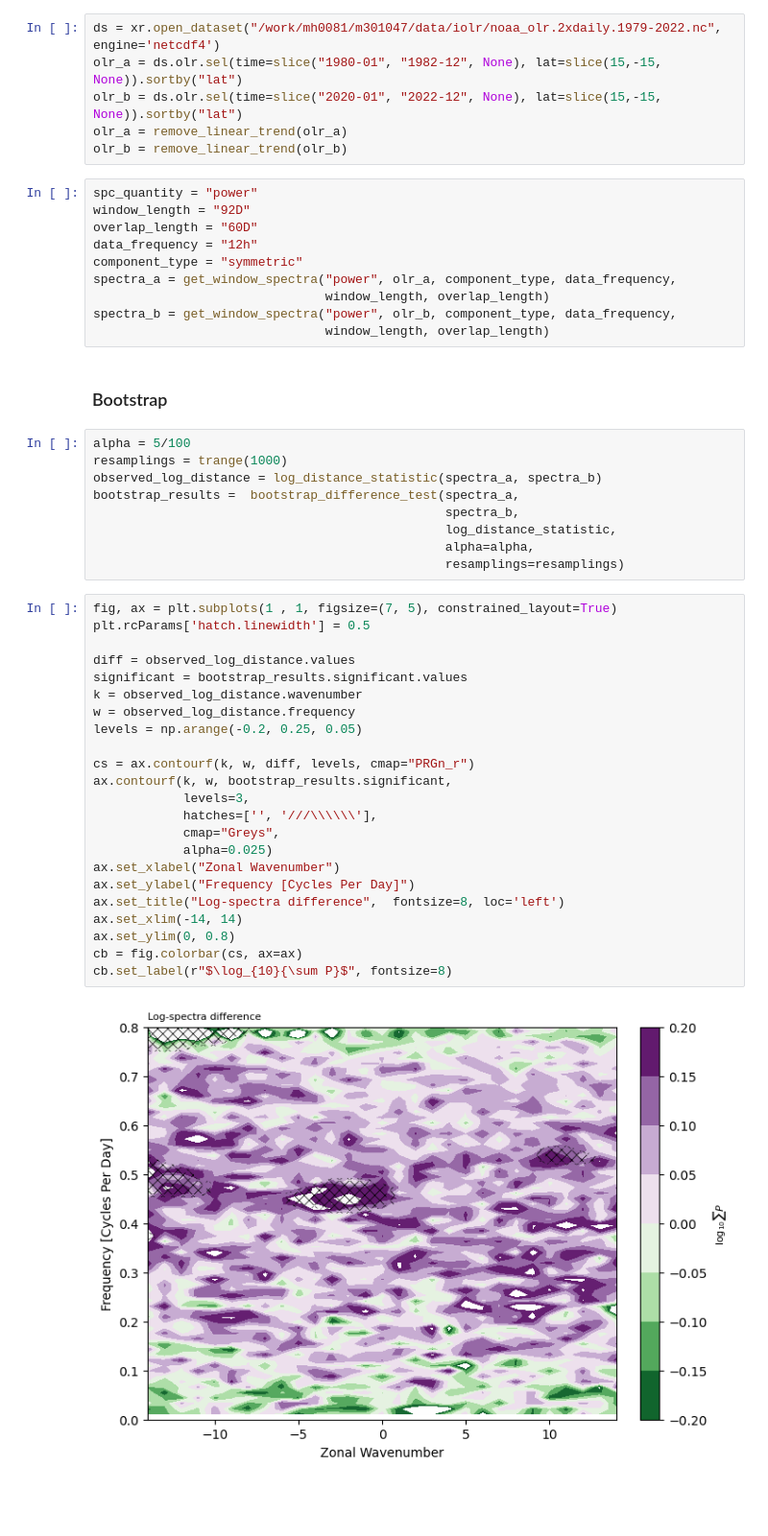
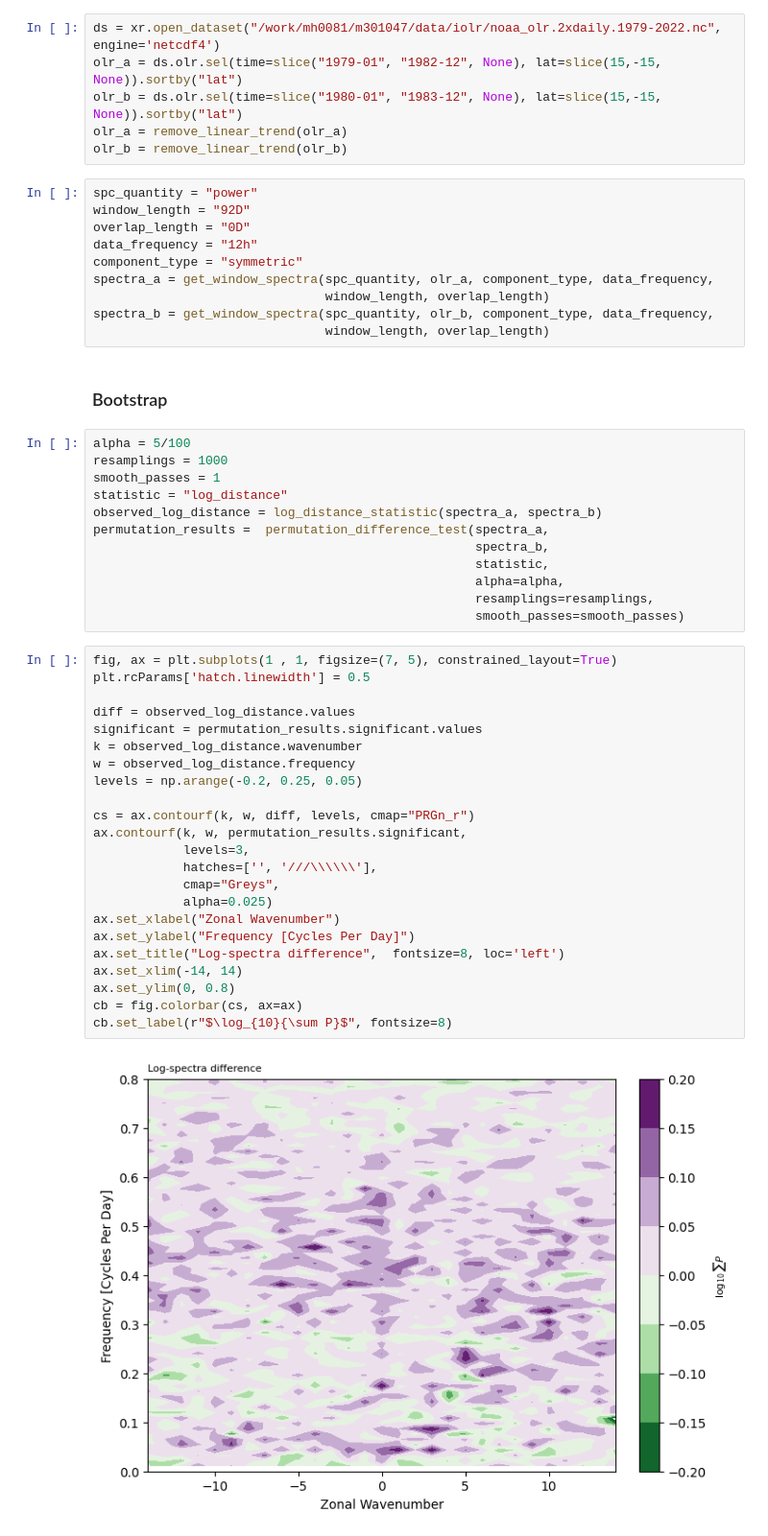
Before and after one commit to mpimet/pywk99, a Jupyter notebook: examples/significance.ipynb, the cells around one changed output. Shown at 96% size. Saved outputs shown, nothing was run; the diff lists cells and outputs as text; blank space fills up the shorter version.

Commit message:
adapting significance example to the permutation test

```diff
--- a/examples/significance.ipynb
+++ b/examples/significance.ipynb
@@ -11,52 +10,55 @@ from pywk99.significance import bootstrap_difference_test
 # %%
 ds = xr.open_dataset("/work/mh0081/m301047/data/iolr/noaa_olr.2xdaily.1979-2022.nc", engine='netcdf4')
-olr_a = ds.olr.sel(time=slice("1980-01", "1982-12", None), lat=slice(15,-15, None)).sortby("lat")
-olr_b = ds.olr.sel(time=slice("2020-01", "2022-12", None), lat=slice(15,-15, None)).sortby("lat")
+olr_a = ds.olr.sel(time=slice("1979-01", "1982-12", None), lat=slice(15,-15, None)).sortby("lat")
+olr_b = ds.olr.sel(time=slice("1980-01", "1983-12", None), lat=slice(15,-15, None)).sortby("lat")
 olr_a = remove_linear_trend(olr_a)
 olr_b = remove_linear_trend(olr_b)
 # %%
 spc_quantity = "power"
 window_length = "92D"
-overlap_length = "60D"
+overlap_length = "0D"
 data_frequency = "12h"
 component_type = "symmetric"
-spectra_a = get_window_spectra("power", olr_a, component_type, data_frequency,
+spectra_a = get_window_spectra(spc_quantity, olr_a, component_type, data_frequency,
                                window_length, overlap_length)
-spectra_b = get_window_spectra("power", olr_b, component_type, data_frequency,
+spectra_b = get_window_spectra(spc_quantity, olr_b, component_type, data_frequency,
                                window_length, overlap_length)
 # %% [markdown]
 ### Bootstrap
 # %%
 alpha = 5/100
-resamplings = trange(1000)
+resamplings = 1000
+smooth_passes = 1
+statistic = "log_distance"
 observed_log_distance = log_distance_statistic(spectra_a, spectra_b)
-bootstrap_results =  bootstrap_difference_test(spectra_a,
-                                               spectra_b,
-                                               log_distance_statistic,
-                                               alpha=alpha,
-                                               resamplings=resamplings)
+permutation_results =  permutation_difference_test(spectra_a,
+                                                   spectra_b,
+                                                   statistic,
+                                                   alpha=alpha,
+                                                   resamplings=resamplings,
+                                                   smooth_passes=smooth_passes)
 # %%
 fig, ax = plt.subplots(1 , 1, figsize=(7, 5), constrained_layout=True)
 plt.rcParams['hatch.linewidth'] = 0.5
 
 diff = observed_log_distance.values
-significant = bootstrap_results.significant.values
+significant = permutation_results.significant.values
 k = observed_log_distance.wavenumber
 w = observed_log_distance.frequency
 levels = np.arange(-0.2, 0.25, 0.05)
 
 cs = ax.contourf(k, w, diff, levels, cmap="PRGn_r")
-ax.contourf(k, w, bootstrap_results.significant,
+ax.contourf(k, w, permutation_results.significant,
             levels=3,
             hatches=['', '///\\\\\\'],
             cmap="Greys",
             alpha=0.025)
 ax.set_xlabel("Zonal Wavenumber")
 ax.set_ylabel("Frequency [Cycles Per Day]")
 ax.set_title("Log-spectra difference",  fontsize=8, loc='left')
 ax.set_xlim(-14, 14)
 ax.set_ylim(0, 0.8)
 cb = fig.colorbar(cs, ax=ax)
 cb.set_label(r"$\log_{10}{\sum P}$", fontsize=8)
 # %% [output]
-[figure, old version]
+[figure, new version]
```
Also changed, not shown: parts of 2 cells of this notebook.
